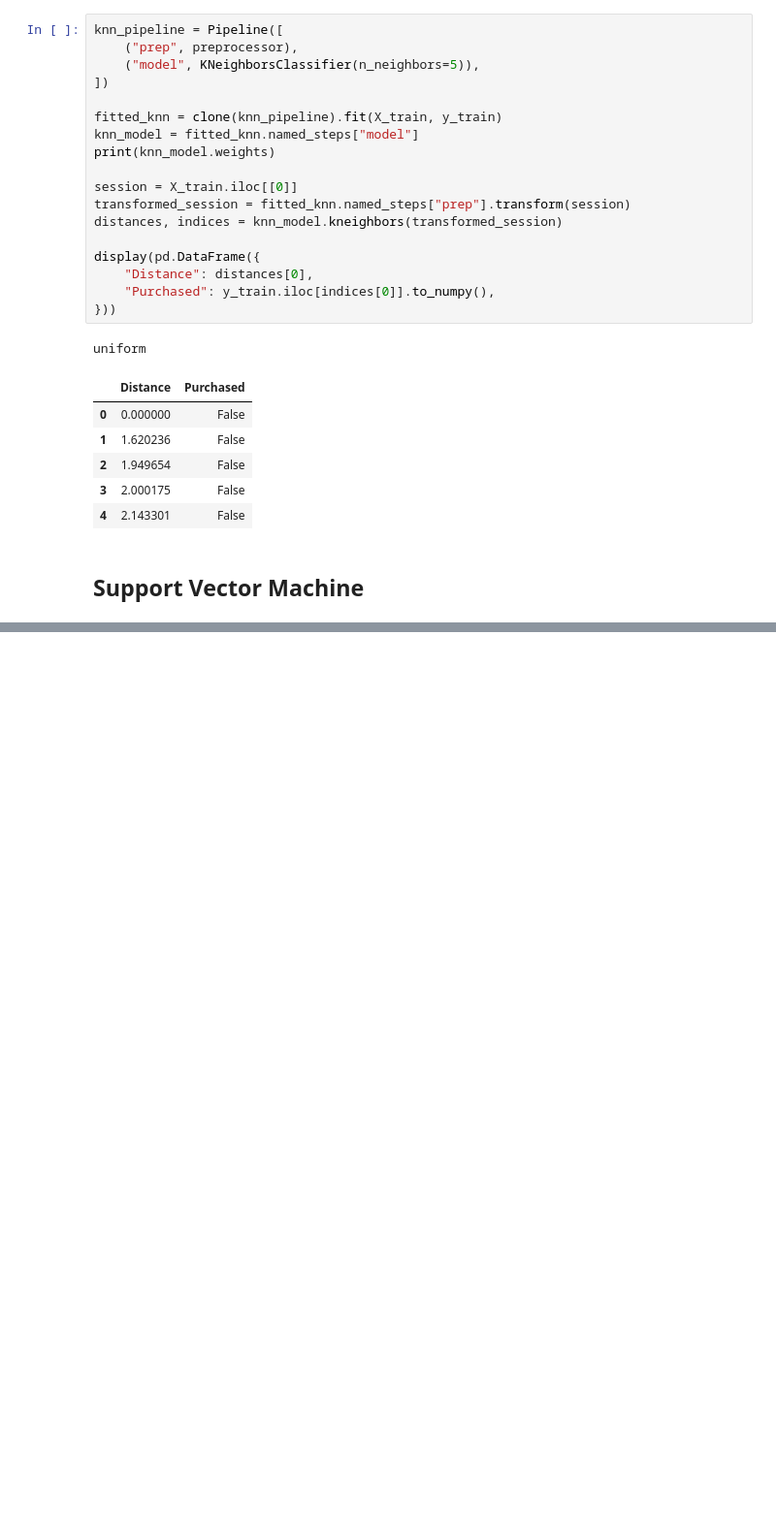
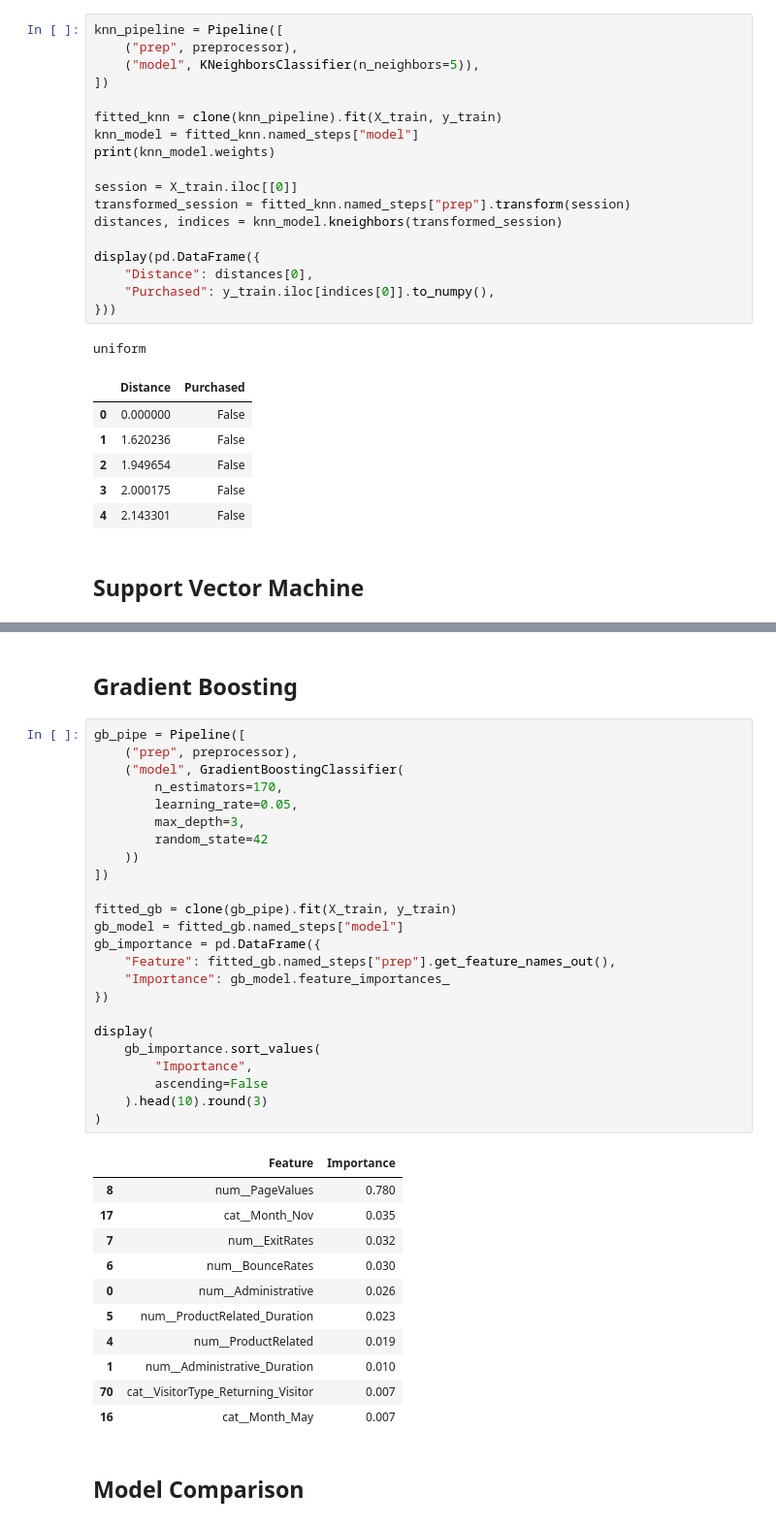
Before and after one commit to Lvl-Up-Slime/CAI_4105_2026_Fall_Team_6, a Jupyter notebook: challenge2/Challenge2.ipynb, the cells around one changed output, grey strips where cells are left out. Shown at 97% size. Drawn from its saved outputs; the diff is of its cells as text; blank space fills up the shorter version.

```diff
--- a/challenge2/Challenge2.ipynb
+++ b/challenge2/Challenge2.ipynb
@@ -273,3 +362,43 @@ RBF SVM support vectors: [2585  564]
+# %% [markdown]
+## Gradient Boosting
+# %%
+gb_pipe = Pipeline([
+    ("prep", preprocessor),
+    ("model", GradientBoostingClassifier(
+        n_estimators=170,
+        learning_rate=0.05,
+        max_depth=3,
+        random_state=42
+    ))
+])
+
+fitted_gb = clone(gb_pipe).fit(X_train, y_train)
+gb_model = fitted_gb.named_steps["model"]
+gb_importance = pd.DataFrame({
+    "Feature": fitted_gb.named_steps["prep"].get_feature_names_out(),
+    "Importance": gb_model.feature_importances_
+})
+
+display(
+    gb_importance.sort_values(
+        "Importance",
+        ascending=False
+    ).head(10).round(3)
+)
+# %% [output]
+|  | Feature | Importance |
+| 8 | num__PageValues | 0.780 |
+| 17 | cat__Month_Nov | 0.035 |
+| 7 | num__ExitRates | 0.032 |
+| 6 | num__BounceRates | 0.030 |
+| 0 | num__Administrative | 0.026 |
+| 5 | num__ProductRelated_Duration | 0.023 |
+| 4 | num__ProductRelated | 0.019 |
+| 1 | num__Administrative_Duration | 0.010 |
+| 70 | cat__VisitorType_Returning_Visitor | 0.007 |
+| 16 | cat__Month_May | 0.007 |
+# %% [markdown]
+## Model Comparison
 # %%
 model_results = []
 
```
Also changed, not shown: parts of 6 cells of this notebook.
